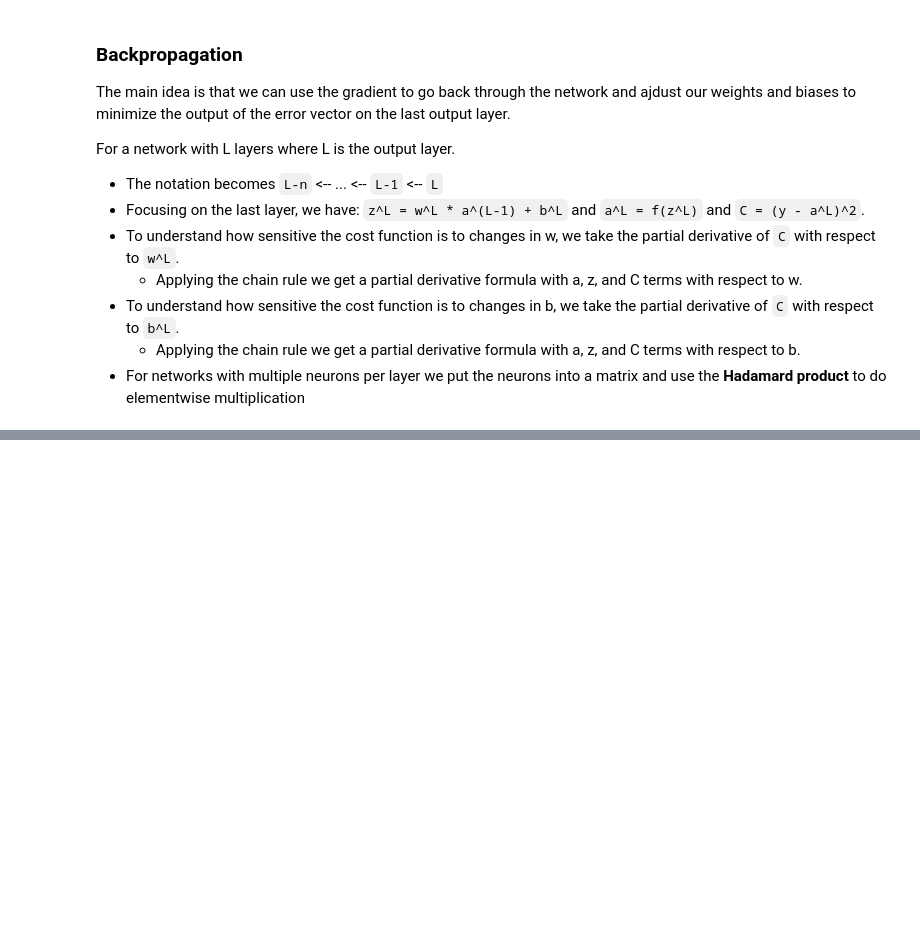
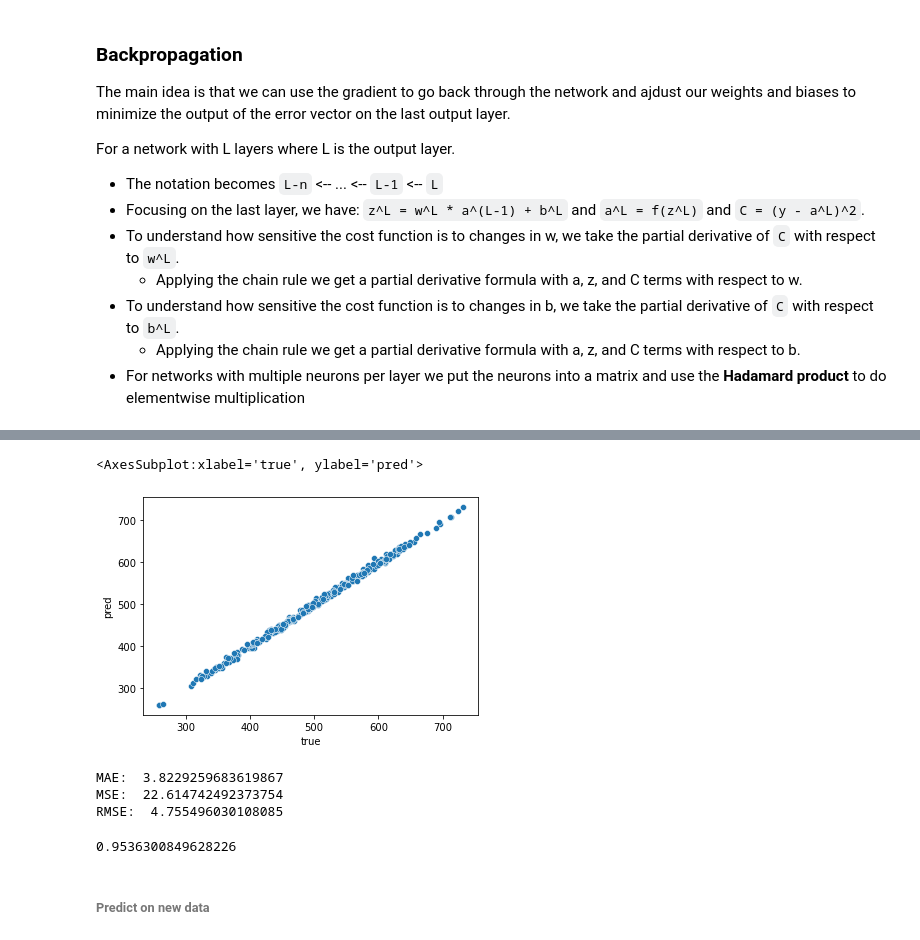
Before and after one commit to kamelCased/learningDataScience, a Jupyter notebook: Neural Networks.ipynb, the cells around one changed output, grey strips where cells are left out. Saved outputs shown, nothing was run; the diff lists cells and outputs as text; code cells hidden in the pictures; blank space fills up the shorter version.

```diff
--- a/Neural Networks.ipynb
+++ b/Neural Networks.ipynb
@@ -202,0 +393,2 @@ For a network with L layers where L is the output layer.
+# %%
+predictions = model.predict(X_test).reshape(300,)
@@ -202,0 +397,3 @@ For a network with L layers where L is the output layer.
+# %%
+predictions_df = pd.DataFrame(y_test, columns=['true'])
+predictions_df
@@ -202,0 +414,3 @@ For a network with L layers where L is the output layer.
+# %%
+predictions_df['pred'] = pd.Series(predictions)
+predictions_df
@@ -202,0 +431,5 @@ For a network with L layers where L is the output layer.
+# %%
+sns.scatterplot(x='true', y='pred', data=predictions_df)
+# %% [output]
+<AxesSubplot:xlabel='true', ylabel='pred'>
+[figure, added]
@@ -202,0 +438,15 @@ For a network with L layers where L is the output layer.
+# %%
+print('MAE: ', mean_absolute_error(y_test, predictions))
+print('MSE: ', mean_squared_error(y_test, predictions))
+print('RMSE: ', np.sqrt(mean_squared_error(y_test, predictions)))
+# %% [output]
+MAE:  3.8229259683619867
+MSE:  22.614742492373754
+RMSE:  4.755496030108085
+# %%
+# 0.95% error
+np.sqrt(mean_squared_error(y_test, predictions)) / df['price'].mean() * 100
+# %% [output]
+0.9536300849628226
+# %% [markdown]
+###### Predict on new data
```
Also changed, not shown: parts of 41 cells of this notebook, 2 other files.
